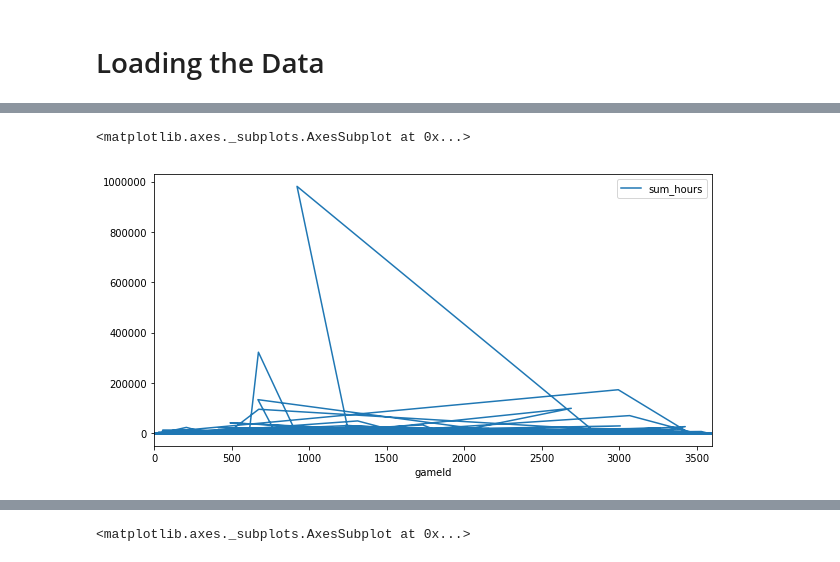
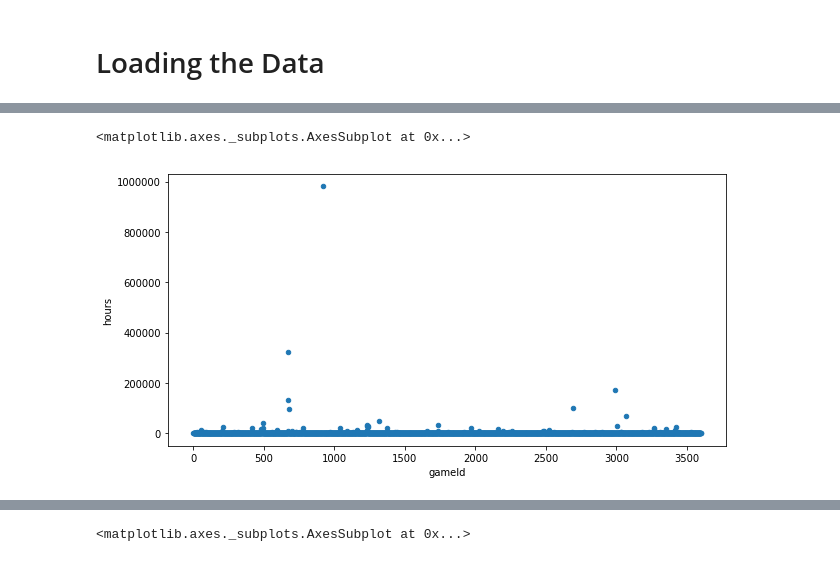
Before and after one commit to Niloofar-bgh/Implicit-Collaborative-Filtering, a Jupyter notebook: Colaborative-Filtering_Recommender.ipynb, the cells around one changed output, grey strips where cells are left out. Drawn from its saved outputs; the diff is of its cells as text; code cells hidden in the pictures.

```diff
--- a/Colaborative-Filtering_Recommender.ipynb
+++ b/Colaborative-Filtering_Recommender.ipynb
@@ -230,8 +209,11 @@ h.plot.scatter(y='sum_hours', x='gameId', figsize=(10,5))
-# %%
-h.plot.line(y='sum_hours', x='gameId', figsize=(10,5))
-# %% [output]
-<matplotlib.axes._subplots.AxesSubplot at 0x...>
-[figure, removed]
+# %%
+sum_hoursByGame = df.groupBy('gameId').sum('hoursPlayed').withColumnRenamed("sum(hoursPlayed)","hours")
+sum_hoursByGame = sum_hoursByGame.toPandas()
+sum_hoursByGame.plot.scatter(y='hours', x='gameId', figsize=(10,5))
+# h.plot.line(y='sum_hours', x='gameId', figsize=(10,5))
+# %% [output]
+<matplotlib.axes._subplots.AxesSubplot at 0x...>
+[figure, added]
 # %%
 visualize = df.toPandas()
 # %%
```
Also changed, not shown: parts of 79 cells of this notebook.
